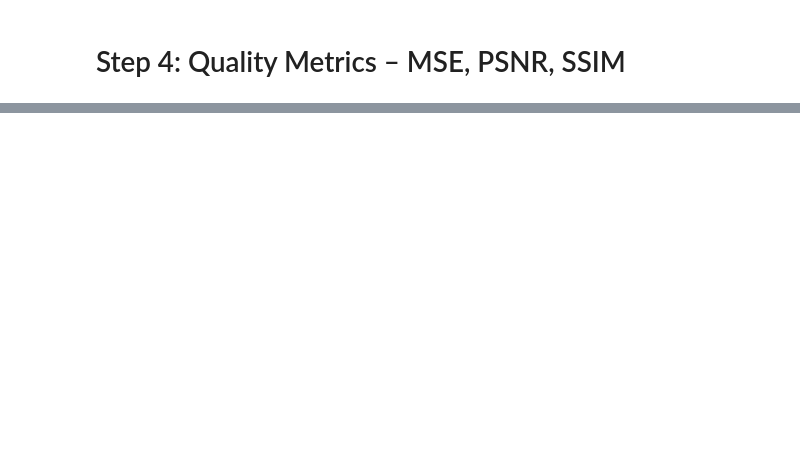
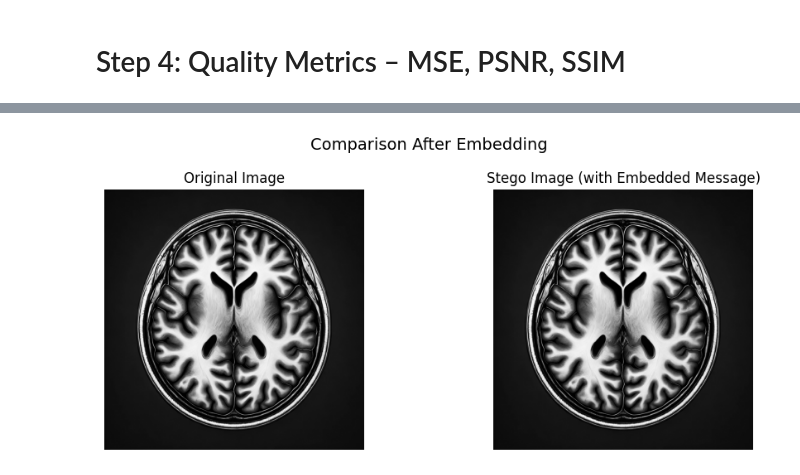
Before and after one commit to AmirRezaBehzad/IRD-Based-Medical-Image-Steganography, a Jupyter notebook: IRDBasedSteganography.ipynb, the cells around one changed output, grey strips where cells are left out. Saved outputs shown, nothing was run; the diff lists cells and outputs as text; code cells hidden in the pictures; blank space fills up the shorter version.

```diff
--- a/IRDBasedSteganography.ipynb
+++ b/IRDBasedSteganography.ipynb
@@ -669,0 +610,88 @@ Total Capacity (bits): 2701180
+# %%
+# === Step 1: Define Gaussian Noise Function ===
+def add_gaussian_noise(image, mean=0, std=5):
+    """
+    Adds Gaussian noise to a grayscale image.
+
+    Parameters:
+        image (np.ndarray): Grayscale image.
+        mean (float): Mean of the Gaussian noise.
+        std (float): Standard deviation of the noise.
+
+    Returns:
+        np.ndarray: Noisy image clipped to valid range.
+    """
+    noise = np.random.normal(mean, std, image.shape)
+    noisy_image = image + noise
+    noisy_image = np.clip(noisy_image, 0, 255).astype(np.uint8)
+    return noisy_image
+
+# === Assume original_img and stego_img are already created with embed_ird ===
+
+# === Step 2: Visualize Original vs Stego ===
+plt.figure(figsize=(10, 4))
+
+plt.subplot(1, 2, 1)
+plt.imshow(original_img, cmap='gray')
+plt.title("Original Image")
+plt.axis('off')
+
+plt.subplot(1, 2, 2)
+plt.imshow(stego_img, cmap='gray')
+plt.title("Stego Image (with Embedded Message)")
+plt.axis('off')
+
+plt.suptitle("Comparison After Embedding", fontsize=14)
+plt.tight_layout()
+plt.show()
+
+# === Step 3: Evaluate Robustness Under Gaussian Noise ===
+print("\n" + "=" * 60)
+print(" Evaluating Extraction Robustness Under Gaussian Noise")
+print("=" * 60)
+
+# Noise standard deviations to test
+noise_levels = [0.5, 1, 2, 3, 5]
+
+# Prepare the original binary message
+original_binary = ''.join(f"{ord(c):08b}" for c in secret_message)
+original_bit_length = len(original_binary)
+
+for std in noise_levels:
+    print(f"\n🔹 Noise Level σ = {std}")
+
+    # Add Gaussian noise
+    noisy_img = add_gaussian_noise(stego_img, std=std)
+
+    # === Visual Comparison: Stego vs Noisy Stego ===
+    plt.figure(figsize=(10, 4))
+
+    plt.subplot(1, 2, 1)
+    plt.imshow(stego_img, cmap='gray')
+    plt.title("Stego Image")
+    plt.axis('off')
+
+    plt.subplot(1, 2, 2)
+    plt.imshow(noisy_img, cmap='gray')
+    plt.title(f"Noisy Stego (σ={std})")
+    plt.axis('off')
+
+    plt.suptitle(f"Noise Impact – σ = {std}", fontsize=14)
+    plt.tight_layout()
+    plt.show()
+
+    # Extract hidden message from noisy image
+    extracted_msg = extract_ird(noisy_img, verbose=False)
+
+    # Compute bitwise accuracy
+    extracted_binary = ''.join(f"{ord(c):08b}" for c in extracted_msg)
+    match_bits = sum(a == b for a, b in zip(original_binary, extracted_binary))
+    accuracy = round((match_bits / original_bit_length) * 100, 2) if original_bit_length else 0
+    full_match = "✅" if extracted_msg == secret_message else "❌"
+
+    # Display extraction result
+    print(f"   Bitwise Accuracy: {accuracy:.2f}%")
+    print(f"   Full Message Match: {full_match}")
+    print(f"   Extracted Message: \"{extracted_msg}\"\n")
+# %% [output]
+[figure, added]
```
Also changed, not shown: parts of 19 cells of this notebook.
